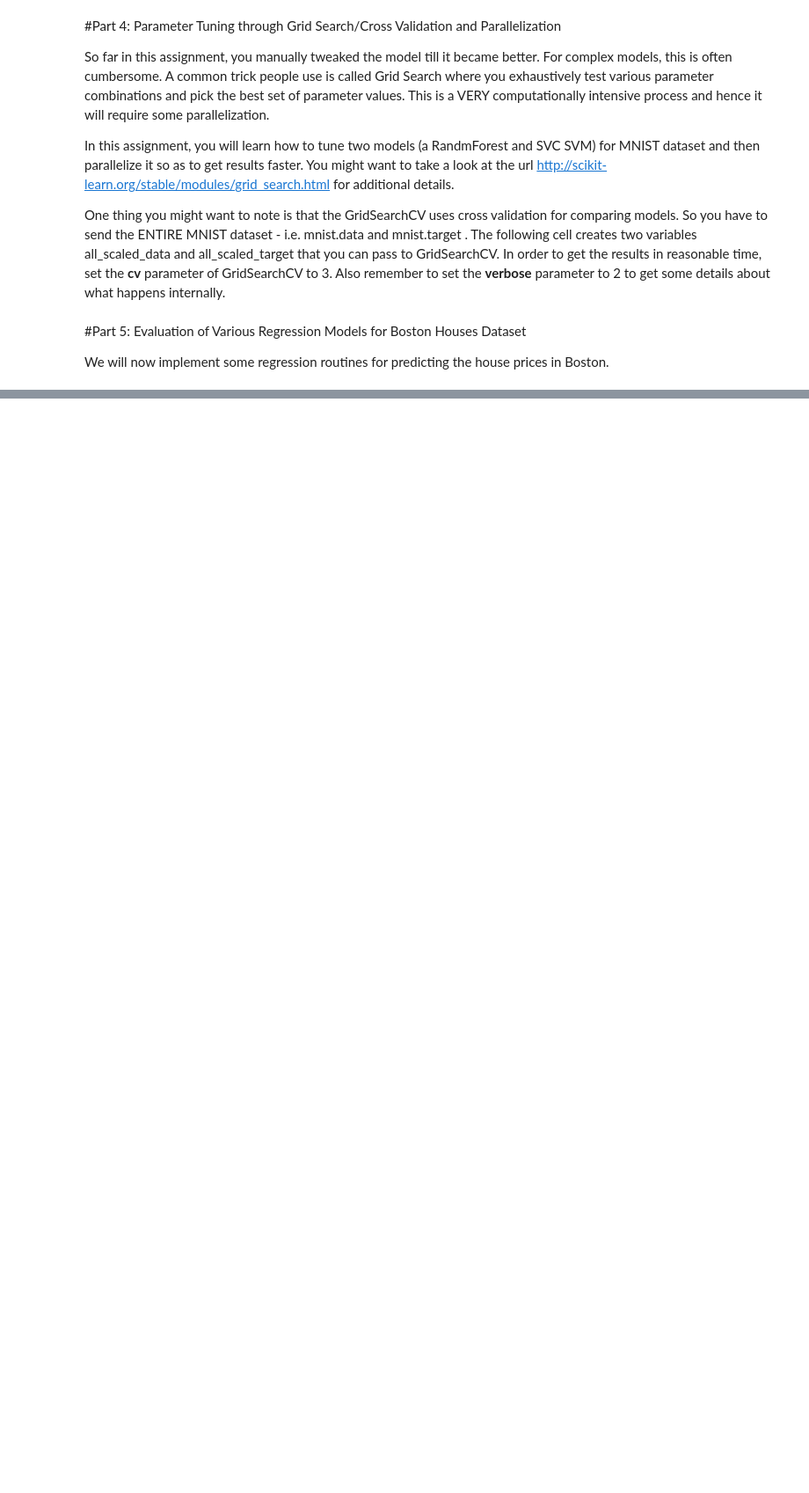
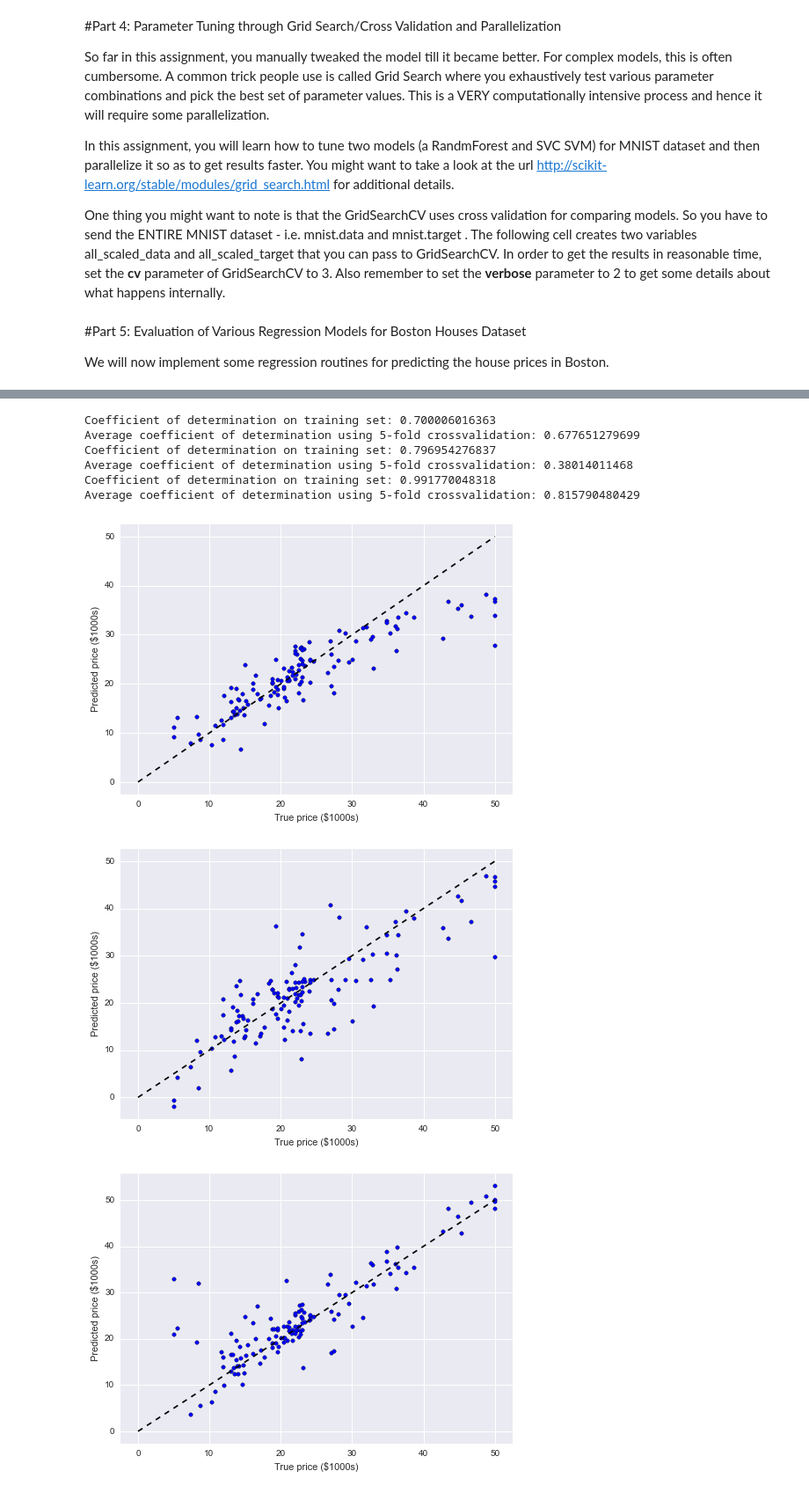
Before and after one commit to sreeharihegden/CSE-5334-Data-Mining, a Jupyter notebook: PA2/PA2_MNIST_Classification_Boston_Regression.ipynb, the cells around one changed output, grey strips where cells are left out. Shown at 88% size. Drawn from its saved outputs; the diff is of its cells as text; code cells hidden in the pictures; blank space fills up the shorter version.

```diff
--- a/PA2/PA2_MNIST_Classification_Boston_Regression.ipynb
+++ b/PA2/PA2_MNIST_Classification_Boston_Regression.ipynb
@@ -838,28 +1107,44 @@ plot_regression_fit(scalery.inverse_transform(y_test), scalery.inverse_transform
 # %%
 #task t11c
 #See http://scikit-learn.org/stable/auto_examples/svm/plot_svm_regression.html
 #Create a regression based on Support Vector Regressor. Set the kernel to linear
 #Change the following line as appropriate
-clf_svr= None
+np.random.RandomState(1234)
+clf_svr= SVR(kernel='linear', C=1e3)
 train_and_evaluate(clf_svr,X_train,y_train)
 clf_svr_predicted = clf_svr.predict(X_test)
+plt.figure()
 plot_regression_fit(scalery.inverse_transform(y_test), scalery.inverse_transform(clf_svr_predicted))
 
 #task t11d
 #Create a regression based on Support Vector Regressor. Set the kernel to polynomial
 #Change the following line as appropriate
-clf_svr_poly= None
+np.random.RandomState(1234)
+clf_svr_poly= SVR(kernel='poly', C=1e3, degree=2)
 train_and_evaluate(clf_svr_poly,X_train,y_train)
 clf_svr_poly_predicted = clf_svr_poly.predict(X_test)
+plt.figure()
 plot_regression_fit(scalery.inverse_transform(y_test), scalery.inverse_transform(clf_svr_poly_predicted))
 
 #task t11e
 #Create a regression based on Support Vector Regressor. Set the kernel to rbf
 #Change the following line as appropriate
-clf_svr_rbf= None
+np.random.RandomState(1234)
+clf_svr_rbf= SVR(kernel='rbf', C=1e3, gamma=0.1)
 train_and_evaluate(clf_svr_rbf,X_train,y_train)
 clf_svr_rbf_predicted = clf_svr_rbf.predict(X_test)
+plt.figure()
 plot_regression_fit(scalery.inverse_transform(y_test), scalery.inverse_transform(clf_svr_rbf_predicted))
+# %% [output]
+Coefficient of determination on training set: 0.700006016363
+Average coefficient of determination using 5-fold crossvalidation: 0.677651279699
+Coefficient of determination on training set: 0.796954276837
+Average coefficient of determination using 5-fold crossvalidation: 0.38014011468
+Coefficient of determination on training set: 0.991770048318
+Average coefficient of determination using 5-fold crossvalidation: 0.815790480429
+[figure, added]
+[figure, added]
+[figure, added]
 # %%
 #task t11f
 #See http://scikit-learn.org/stable/auto_examples/tree/plot_tree_regression.html
```
Also changed, not shown: parts of 39 cells of this notebook.
